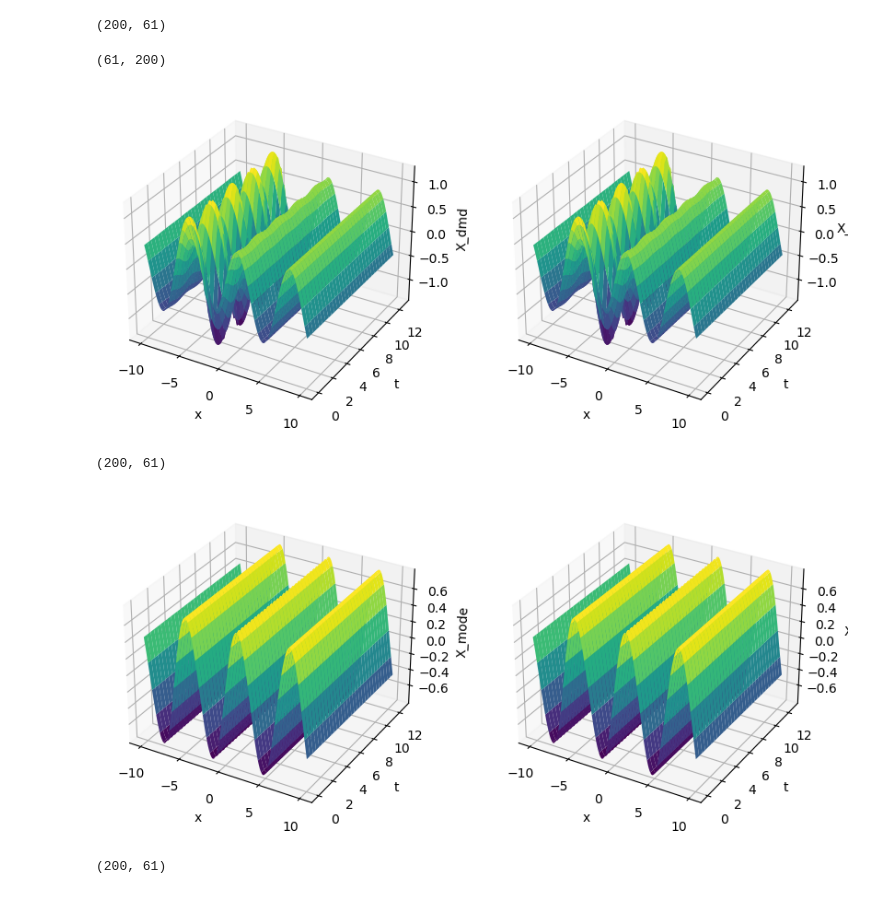
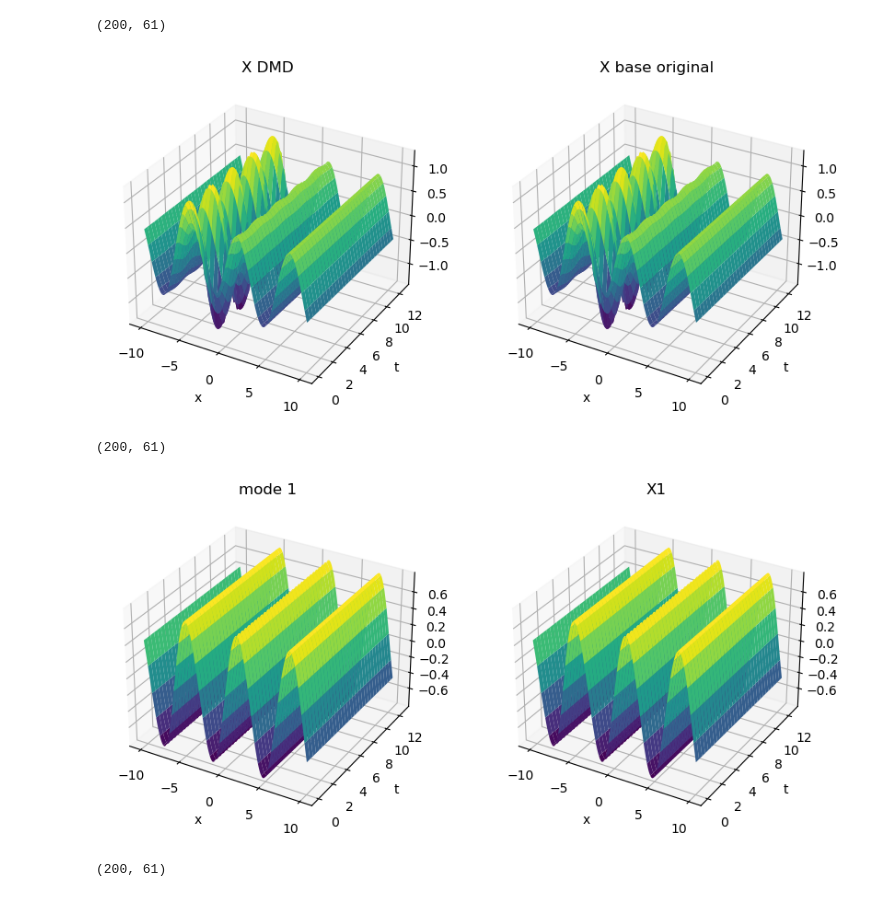
Before and after one commit to Salies/data-driven-des, a Jupyter notebook: dmd.ipynb, the cells around one changed output. Drawn from its saved outputs; the diff is of its cells as text; code cells hidden in the pictures.

```diff
--- a/dmd.ipynb
+++ b/dmd.ipynb
@@ -211,28 +214,22 @@ X_dmd = Phi @ np.diag(b) @ T_omega
 X_dmd.shape
 # %% [output]
 (200, 61)
-# %%
-# Recuperando o X original para teste
-X_og = X1 + X2
-X_og.shape
-# %% [output]
-(61, 200)
 # %%
 # Plot X_dmd, 3D
 fig = plt.figure(figsize=(10, 5))
 ax = fig.add_subplot(1, 2, 1, projection='3d')
 ax.plot_surface(S, T, X_dmd.T.real, cmap='viridis')
 ax.set_xlabel('x')
 ax.set_ylabel('t')
-ax.set_zlabel('X_dmd')
+ax.set_title('X DMD')
 ax = fig.add_subplot(1, 2, 2, projection='3d')
-ax.plot_surface(S, T, X_og.real, cmap='viridis')
+ax.plot_surface(S, T, X_base.real, cmap='viridis')
 ax.set_xlabel('x')
 ax.set_ylabel('t')
-ax.set_zlabel('X_og')
+ax.set_title('X base original')
 plt.show()
 # %% [output]
-[figure, old version]
+[figure, new version]
 # %%
 i_mode = 0
 # %%
@@ -250,16 +247,16 @@ ax = fig.add_subplot(1, 2, 1, projection='3d')
 ax.plot_surface(S, T, X_mode.T.real, cmap='viridis')
 ax.set_xlabel('x')
 ax.set_ylabel('t')
-ax.set_zlabel('X_mode')
+ax.set_title('mode 1')
 # Plot X1
 ax = fig.add_subplot(1, 2, 2, projection='3d')
 ax.plot_surface(S, T, X1, cmap='viridis')
 ax.set_xlabel('x')
 ax.set_ylabel('t')
-ax.set_zlabel('X1')
+ax.set_title('X1')
 plt.show()
 # %% [output]
-[figure, old version]
+[figure, new version]
 # %%
 i_mode = 1
 # %%
```
Also changed, not shown: parts of 3 cells of this notebook, 2 other files.
